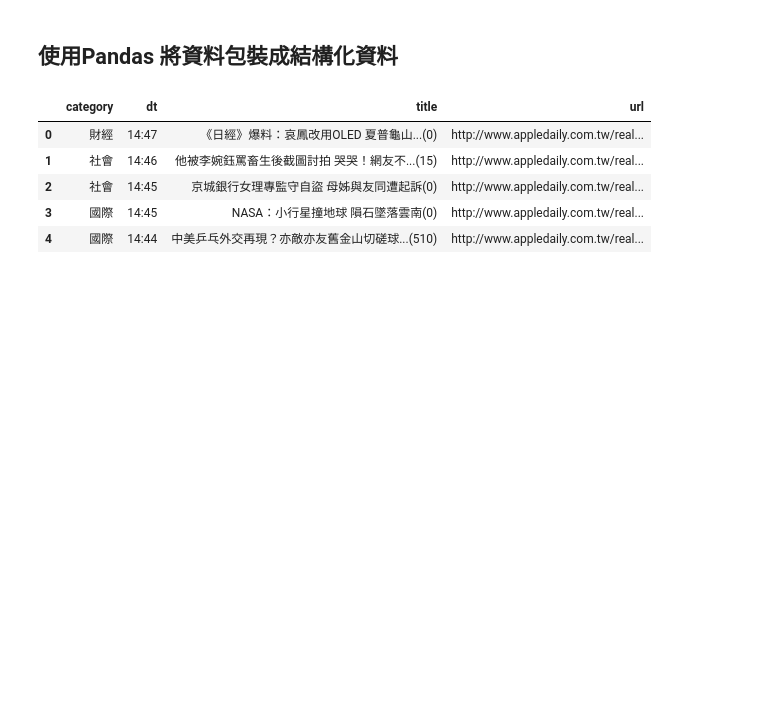
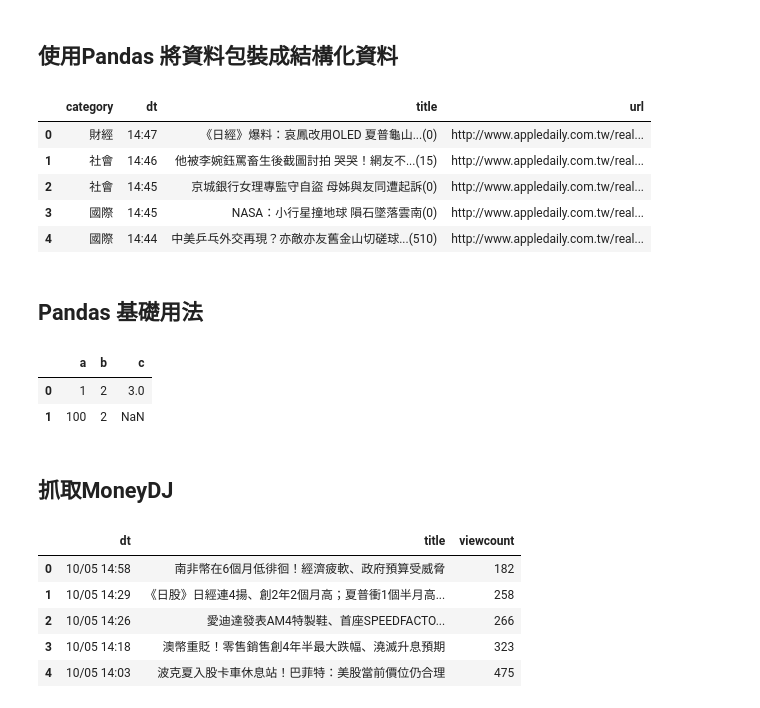
Before and after one commit to ywchiu/pyfintech, a Jupyter notebook: Demo20171005.ipynb, the cells around one changed output. Cells and saved outputs as stored; diff of their text form; code cells hidden in the pictures; blank space fills up the shorter version.

Commit message:
upload moneydj

```diff
--- a/Demo20171005.ipynb
+++ b/Demo20171005.ipynb
@@ -451,3 +451,49 @@ newsdf.head()
 newsdf.to_excel('news.xlsx')
 # %%
 newsdf.to_csv('news.csv')
+# %% [markdown]
+## Pandas 基礎用法
+# %%
+data = [
+    {'a':1, 'b':2, 'c':3},
+    {'a':100, 'b':2}
+]
+
+import pandas
+df = pandas.DataFrame(data)
+df
+# %% [output]
+|  | a | b | c |
+| 0 | 1 | 2 | 3.0 |
+| 1 | 100 | 2 | NaN |
+# %% [markdown]
+## 抓取MoneyDJ
+# %%
+import requests
+res = requests.get('https://www.moneydj.com/KMDJ/News/NewsRealList.aspx?a=MB010000')
+# %%
+from bs4 import BeautifulSoup
+soup = BeautifulSoup(res.text, 'html.parser')
+# %%
+newsary = []
+for tr in soup.select('#ctl00_ctl00_MainContent_Contents_sl_gvList tr')[1:]:
+    td = tr.select('td')
+    newsdic = {}
+    # strip 可以移除左右空白
+    newsdic['dt']        = td[0].text.strip()
+    newsdic['title']     = td[1].text.strip()
+    newsdic['viewcount'] = td[2].text.strip()
+    #print(dt, title, viewcount)
+    newsary.append(newsdic)
+    #print('===========================================')
+# %%
+import pandas
+newsdf = pandas.DataFrame(newsary)
+newsdf.head()
+# %% [output]
+|  | dt | title | viewcount |
+| 0 | 10/05 14:58 | 南非幣在6個月低徘徊！經濟疲軟、政府預算受威脅 | 182 |
+| 1 | 10/05 14:29 | 《日股》日經連4揚、創2年2個月高；夏普衝1個半月高... | 258 |
+| 2 | 10/05 14:26 | 愛迪達發表AM4特製鞋、首座SPEEDFACTO... | 266 |
+| 3 | 10/05 14:18 | 澳幣重貶！零售銷售創4年半最大跌幅、澆滅升息預期 | 323 |
+| 4 | 10/05 14:03 | 波克夏入股卡車休息站！巴菲特：美股當前價位仍合理 | 475 |
```
